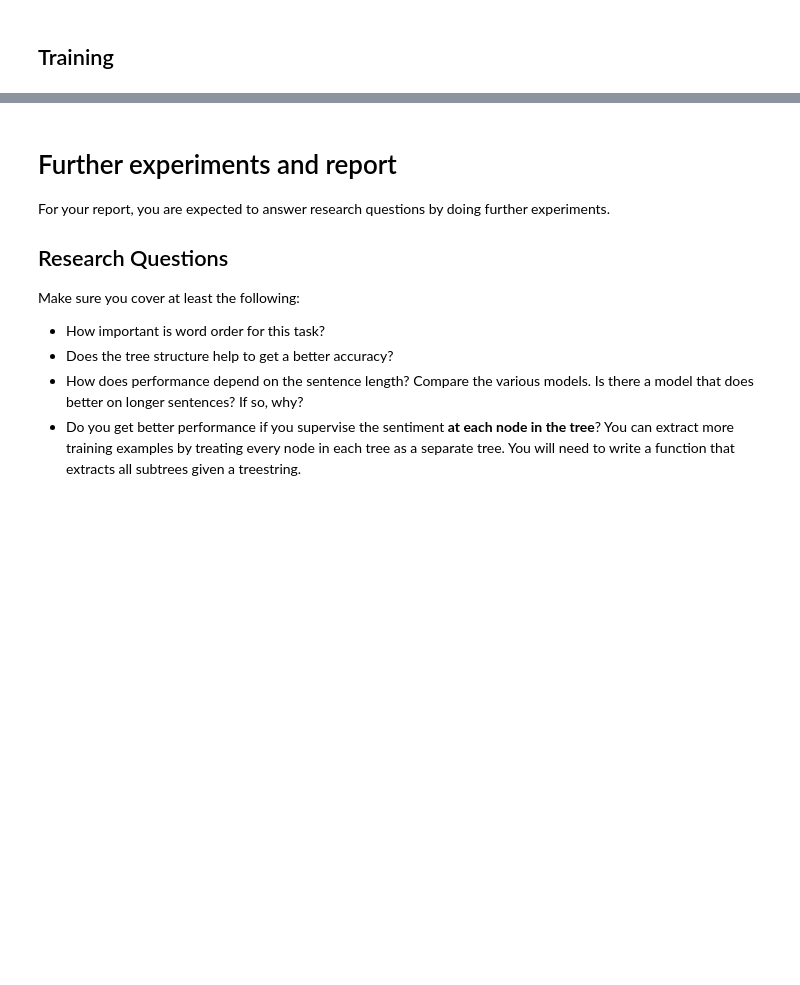
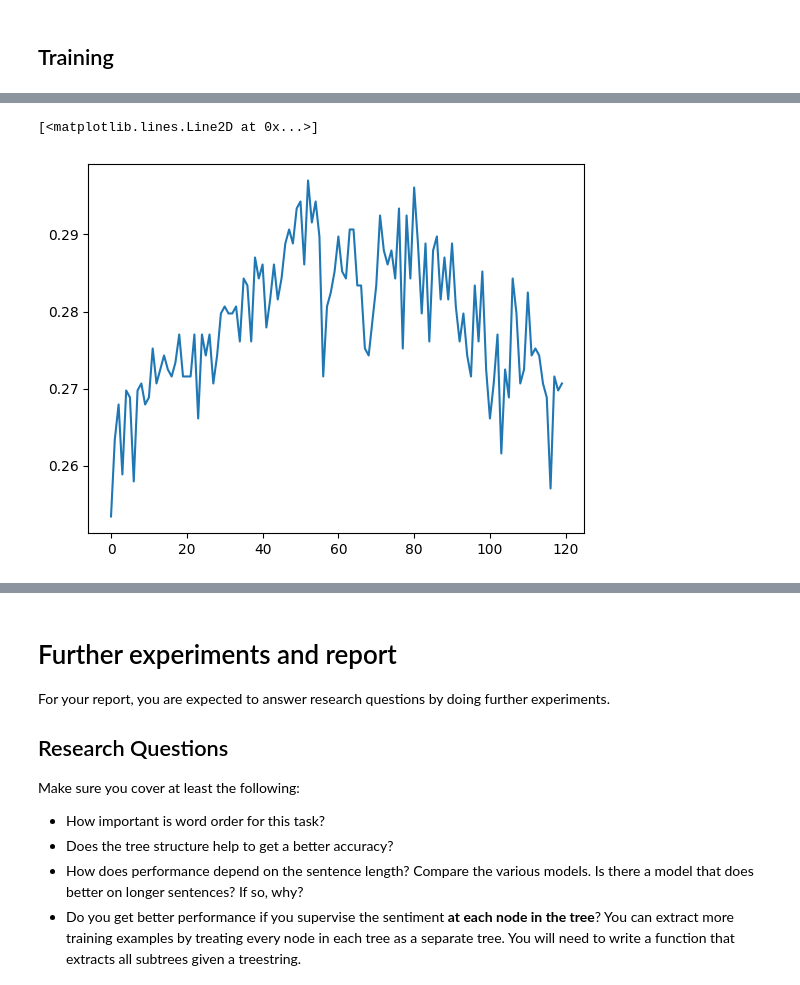
Before and after one commit to Lucyferko/NLP, a Jupyter notebook: NLP1_2024_Practical_2_(student_version).ipynb, the cells around one changed output, grey strips where cells are left out. Saved outputs shown, nothing was run; the diff lists cells and outputs as text; code cells hidden in the pictures; blank space fills up the shorter version.

Commit message:
Trained tree lstm

```diff
--- a/NLP1_2024_Practical_2_(student_version).ipynb
+++ b/NLP1_2024_Practical_2_(student_version).ipynb
@@ -1221,24 +1180,25 @@ class MyLSTMCell(nn.Module):
 
     # Project input and previous hidden state
     i = torch.sigmoid(
-        torch.matmul(self.W_ii, input_.t()) + self.b_ii +
-        torch.matmul(self.W_hi, prev_h.t()) + self.b_hi
+        torch.matmul(input_, self.W_ii.t()) + self.b_ii +
+        torch.matmul(prev_h, self.W_hi.t()) + self.b_hi
     )  # Input gate
 
-
     f = torch.sigmoid(
-        torch.matmul(self.W_if, input_.t()) + self.b_if +
-        torch.matmul(self.W_hf, prev_h.t()) + self.b_hf
+        torch.matmul(input_, self.W_if.t()) + self.b_if +
+        torch.matmul(prev_h, self.W_hf.t()) + self.b_hf
     )  # Forget gate
+    # print(b_ii)
+    # print(b_hi)
 
     g = torch.tanh(
-        torch.matmul(self.W_ig, input_.t()) + self.b_ig +
-        torch.matmul(self.W_hg, prev_h.t()) + self.b_hg
+        torch.matmul(input_, self.W_ig.t()) + self.b_ig +
+        torch.matmul(prev_h, self.W_hg.t()) + self.b_hg
     )  # Candidate memory cell
 
     o = torch.sigmoid(
-        torch.matmul(self.W_io, input_.t()) + self.b_io +
-        torch.matmul(self.W_ho, prev_h.t()) + self.b_ho
+        torch.matmul(input_, self.W_io.t()) + self.b_io +
+        torch.matmul(prev_h, self.W_ho.t()) + self.b_ho
     )  # Output gate
 
     # Update the cell state
@@ -2150,0 +2087,8 @@ results = do_train(tree_model)
+# %%
+tree_lstm_losses, tree_lstm_accuracies = results
+
+# plot validation accuracy
+plt.plot(tree_lstm_accuracies)
+# %% [output]
+[<matplotlib.lines.Line2D at 0x...>]
+[figure, added]
```
Also changed, not shown: parts of 35 cells of this notebook.
